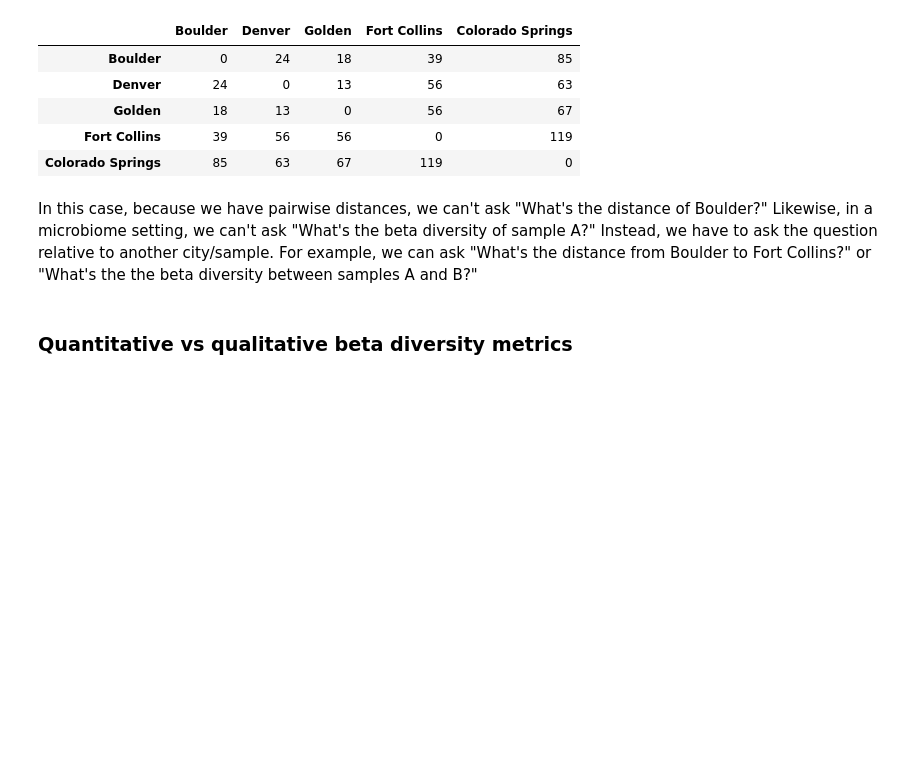
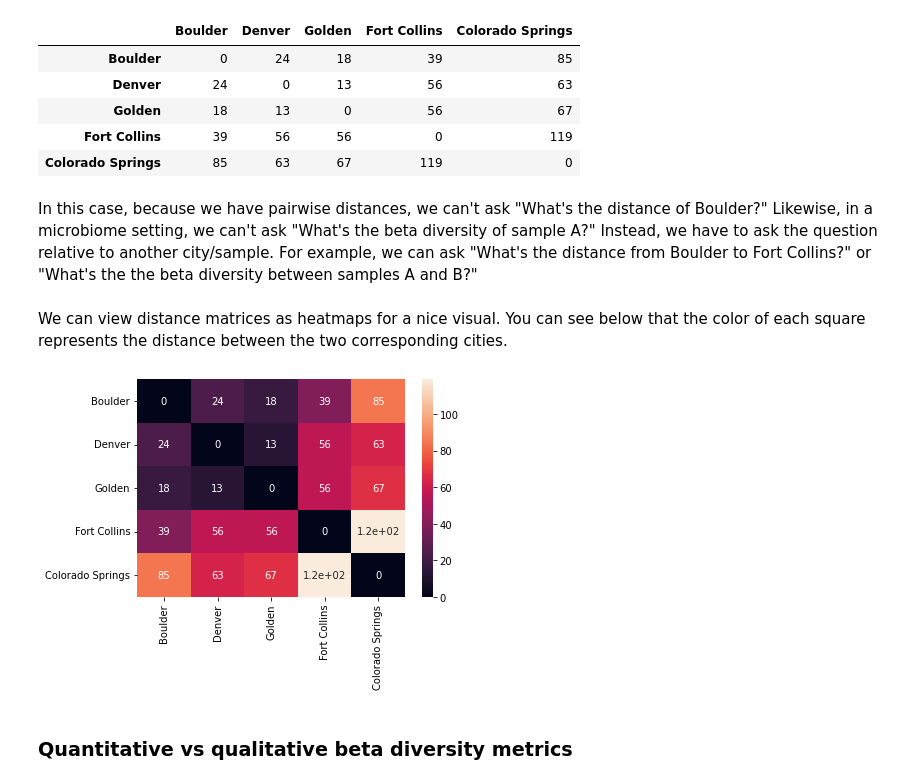
Before and after one commit to sterrettJD/CSCI-6118-Project, a Jupyter notebook: Notebooks/Beta-diversity.ipynb, the cells around one changed output. Drawn from its saved outputs; the diff is of its cells as text; code cells hidden in the pictures; blank space fills up the shorter version.

```diff
--- a/Notebooks/Beta-diversity.ipynb
+++ b/Notebooks/Beta-diversity.ipynb
@@ -48,6 +48,13 @@ distances_df
 | Colorado Springs | 85 | 63 | 67 | 119 | 0 |
 # %% [markdown]
 In this case, because we have pairwise distances, we can't ask "What's the distance of Boulder?" Likewise, in a microbiome setting, we can't ask "What's the beta diversity of sample A?" Instead, we have to ask the question relative to another city/sample. For example, we can ask "What's the distance from Boulder to Fort Collins?" or "What's the the beta diversity between samples A and B?"
+# %% [markdown]
+We can view distance matrices as heatmaps for a nice visual. You can see below that the color of each square represents the distance between the two corresponding cities.
+# %%
+sns.heatmap(distances_df, annot=True)
+plt.show()
+# %% [output]
+[figure, added]
 # %% [markdown]
 ### Quantitative vs qualitative beta diversity metrics
 # %% [markdown]
```
Also changed, not shown: parts of 3 cells of this notebook.
